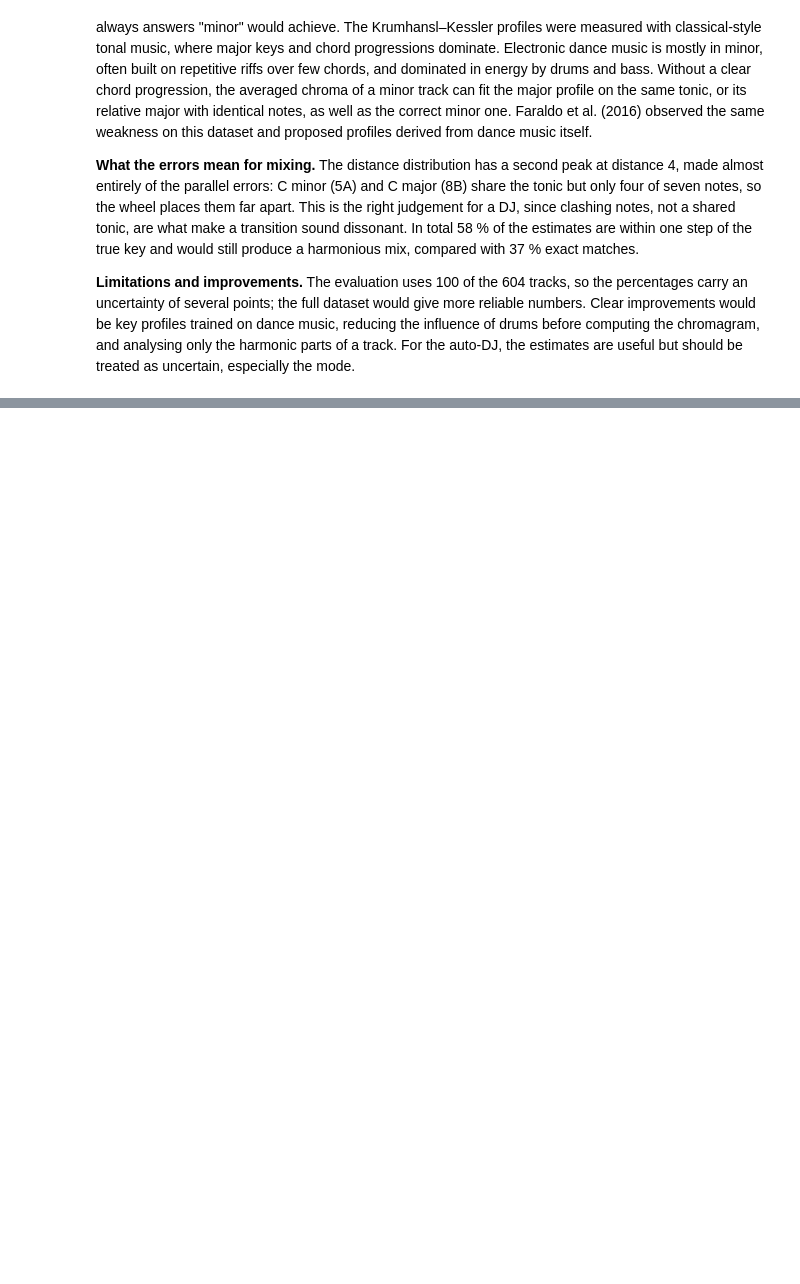
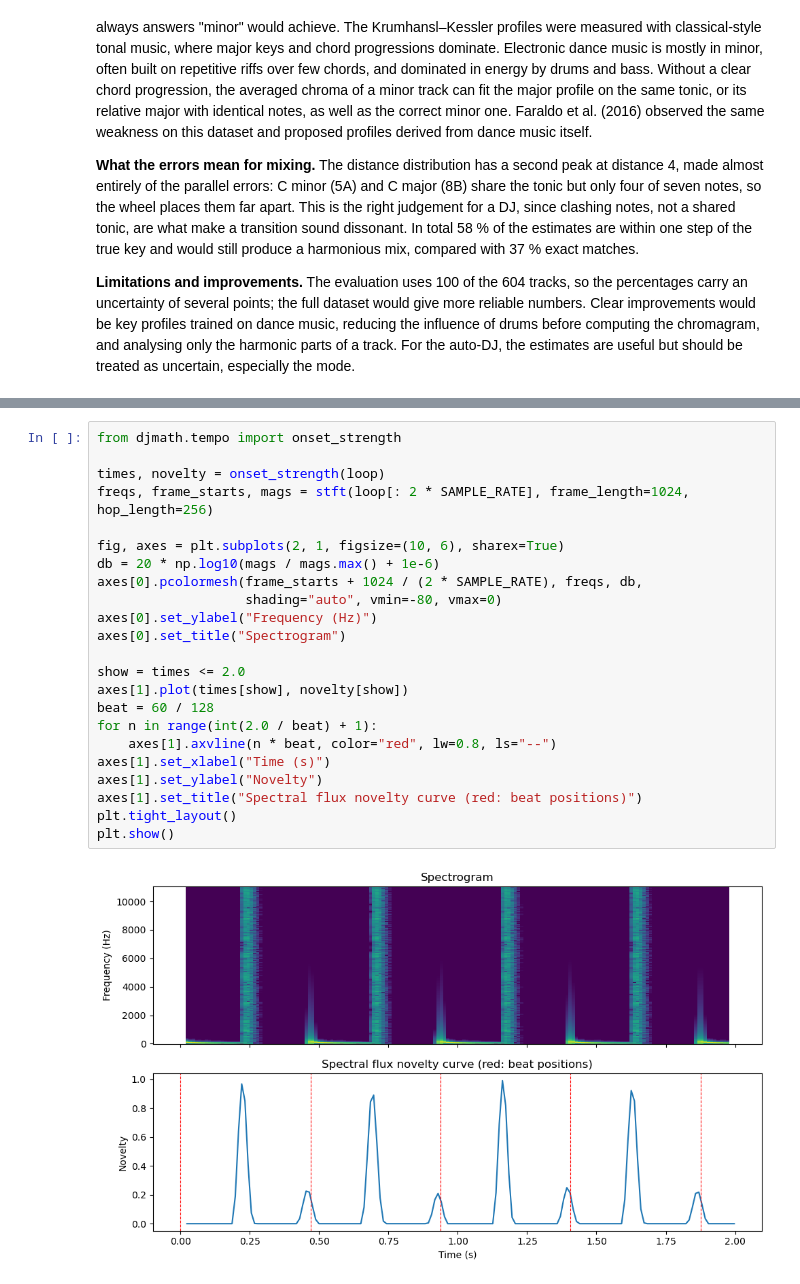
Before and after one commit to y0vladimirova/math-behind-the-mix, a Jupyter notebook: main.ipynb, the cells around one changed output, grey strips where cells are left out. Saved outputs shown, nothing was run; the diff lists cells and outputs as text; blank space fills up the shorter version.

```diff
--- a/main.ipynb
+++ b/main.ipynb
@@ -1288,0 +1325,25 @@ for i, mode in enumerate(modes):
+# %%
+from djmath.tempo import onset_strength
+
+times, novelty = onset_strength(loop)
+freqs, frame_starts, mags = stft(loop[: 2 * SAMPLE_RATE], frame_length=1024, hop_length=256)
+
+fig, axes = plt.subplots(2, 1, figsize=(10, 6), sharex=True)
+db = 20 * np.log10(mags / mags.max() + 1e-6)
+axes[0].pcolormesh(frame_starts + 1024 / (2 * SAMPLE_RATE), freqs, db,
+                   shading="auto", vmin=-80, vmax=0)
+axes[0].set_ylabel("Frequency (Hz)")
+axes[0].set_title("Spectrogram")
+
+show = times <= 2.0
+axes[1].plot(times[show], novelty[show])
+beat = 60 / 128
+for n in range(int(2.0 / beat) + 1):
+    axes[1].axvline(n * beat, color="red", lw=0.8, ls="--")
+axes[1].set_xlabel("Time (s)")
+axes[1].set_ylabel("Novelty")
+axes[1].set_title("Spectral flux novelty curve (red: beat positions)")
+plt.tight_layout()
+plt.show()
+# %% [output]
+[figure, added]
```
Also changed, not shown: parts of 29 cells of this notebook, 4 other files.
